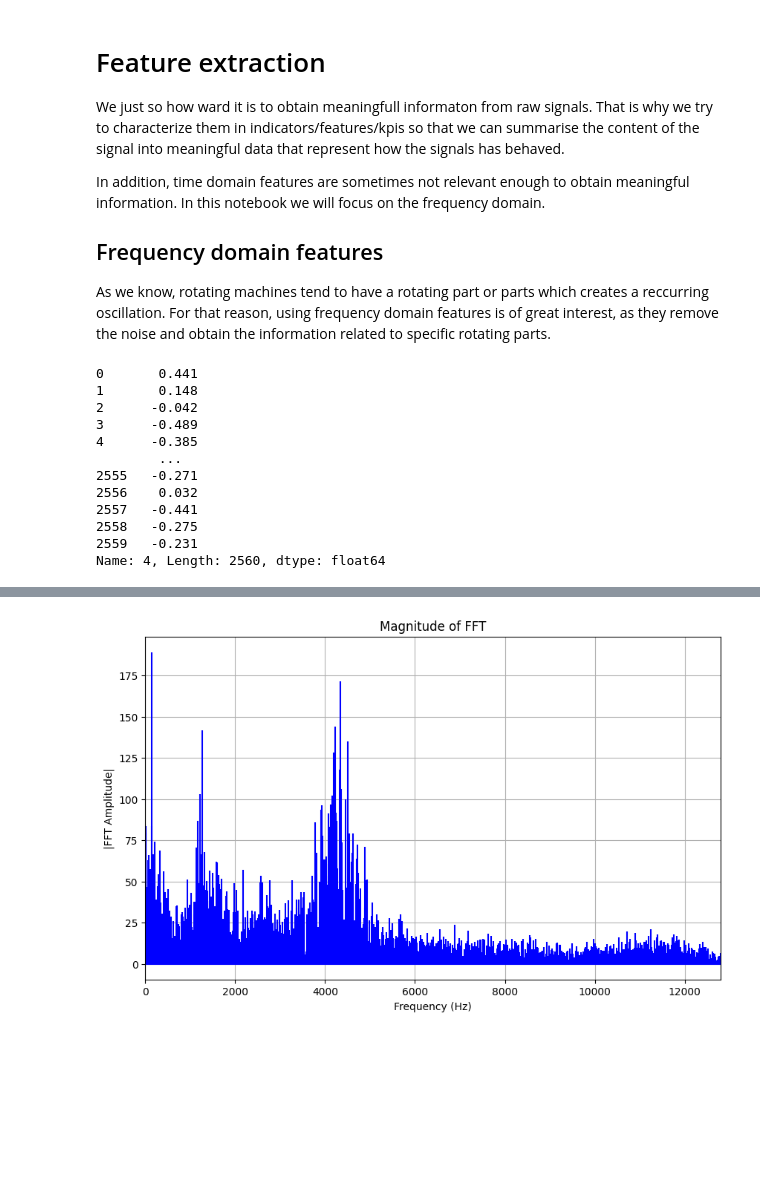
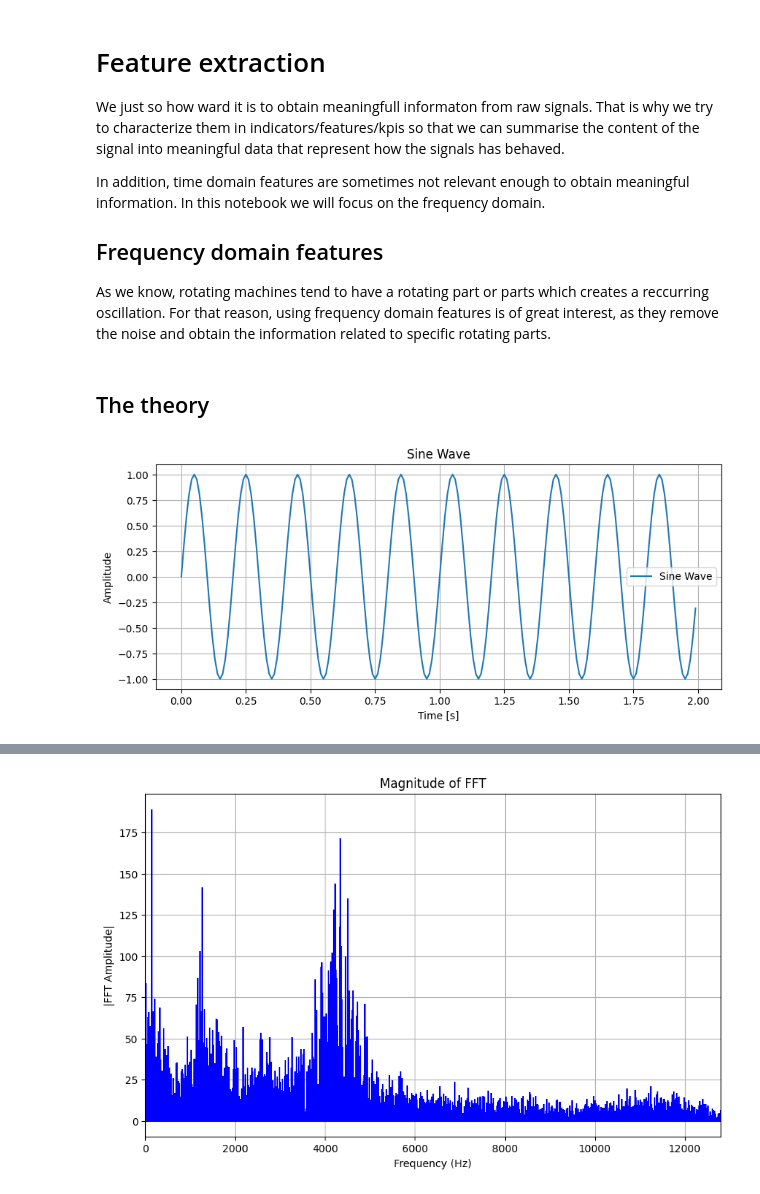
Before and after one commit to klopetx/PHM_tutorial, a Jupyter notebook: src/02.B_Feature_Extraction_II_frequency.ipynb, the cells around one changed output, grey strips where cells are left out. Saved outputs shown, nothing was run; the diff lists cells and outputs as text; code cells hidden in the pictures; blank space fills up the shorter version.

```diff
--- a/src/02.B_Feature_Extraction_II_frequency.ipynb
+++ b/src/02.B_Feature_Extraction_II_frequency.ipynb
@@ -28,27 +45,28 @@ In addition, time domain features are sometimes not relevant enough to obtain me
 ## Frequency domain features
 
 As we know, rotating machines tend to have a rotating part or parts which creates a reccurring oscillation. For that reason, using frequency domain features is of great interest, as they remove the noise and obtain the information related to specific rotating parts.
-# %%
-import pandas as pd
-import numpy as np
-import matplotlib.pyplot as plt
-
-target_file = 'data/10. FEMTO Bearing/Full_Test_Set/Bearing2_5/acc_00001.csv'
-
-df = pd.read_csv(target_file, header=None)
-
-signal_series = df.iloc[:, 4]
-print(signal_series)
-# %% [output]
-0       0.441
-1       0.148
-2      -0.042
-3      -0.489
-4      -0.385
-        ...
-2555   -0.271
-2556    0.032
-2557   -0.441
-2558   -0.275
-2559   -0.231
-Name: 4, Length: 2560, dtype: float64
+# %% [markdown]
+## The theory
+# %%
+# Parameters for the sine wave
+frequency = 5      # Frequency of the sine wave in Hz
+sampling_rate = 100  # Sampling rate in Hz
+duration = 2       # Duration in seconds
+
+# Time axis
+t = np.linspace(0, duration, int(sampling_rate * duration), endpoint=False)
+
+# Sine wave
+y = np.sin(2 * np.pi * frequency * t)
+
+# Plotting the sine wave
+plt.figure(figsize=(10, 4))
+plt.plot(t, y, label='Sine Wave')
+plt.title('Sine Wave')
+plt.xlabel('Time [s]')
+plt.ylabel('Amplitude')
+plt.grid(True)
+plt.legend()
+plt.show()
+# %% [output]
+[figure, added]
```
Also changed, not shown: parts of 13 cells of this notebook.
